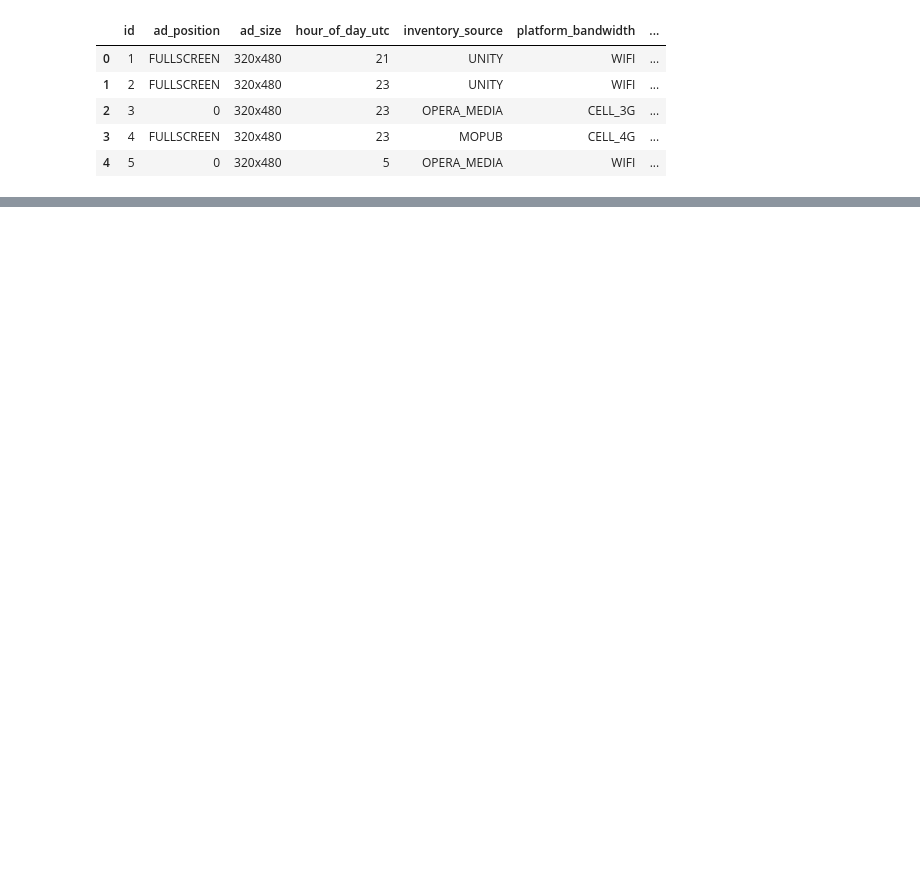
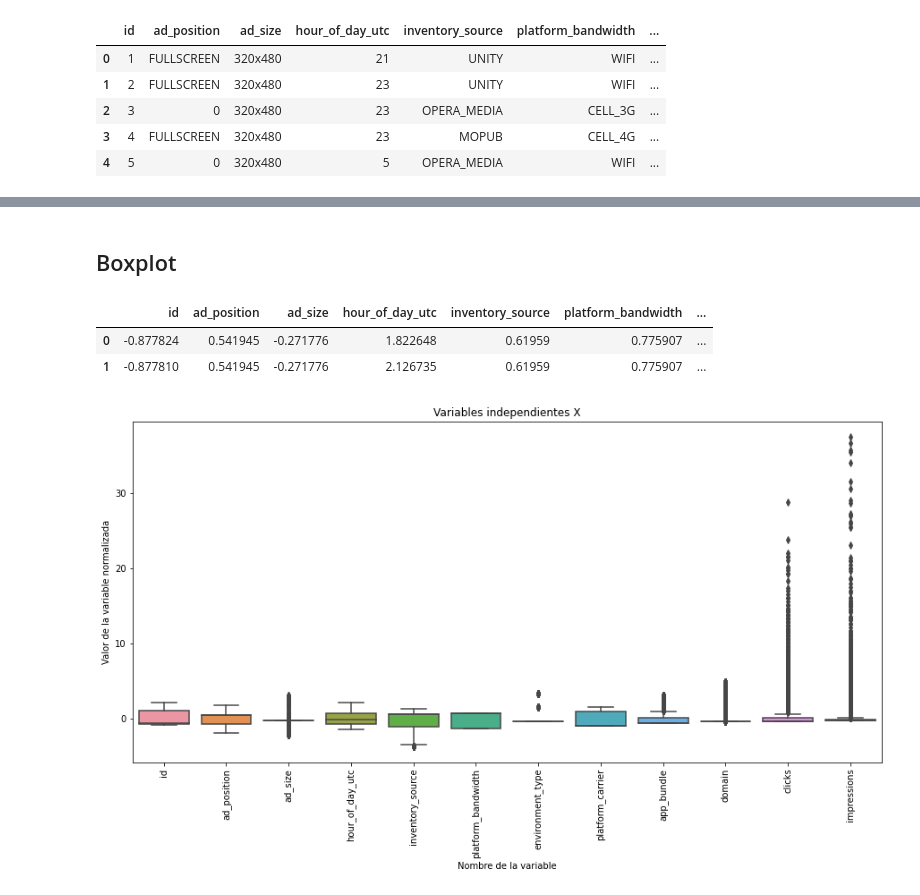
Before and after one commit to stefymojica/Boston_ML, a Jupyter notebook: marketing_digital.ipynb, the cells around one changed output, grey strips where cells are left out. Drawn from its saved outputs; the diff is of its cells as text; code cells hidden in the pictures; blank space fills up the shorter version.

```diff
--- a/marketing_digital.ipynb
+++ b/marketing_digital.ipynb
@@ -28,0 +239,2 @@ XY.head()
+# %%
+XY.app_bundle = le.fit_transform(XY.app_bundle.values)
@@ -28,0 +258,2 @@ XY.head()
+# %%
+XY.domain = le.fit_transform(XY.domain.values)
@@ -28,0 +268,3 @@ XY.head()
+# %%
+X = XY.drop('ctr', axis=1)
+Y = XY['ctr']
@@ -28,0 +285,19 @@ XY.head()
+# %% [markdown]
+## Boxplot
+# %%
+X_normalizado = (X-X.mean())/X.std()
+# %%
+X_normalizado[:2]
+# %% [output]
+|  | id | ad_position | ad_size | hour_of_day_utc | inventory_source | platform_bandwidth | ... |
+| 0 | -0.877824 | 0.541945 | -0.271776 | 1.822648 | 0.61959 | 0.775907 | ... |
+| 1 | -0.877810 | 0.541945 | -0.271776 | 2.126735 | 0.61959 | 0.775907 | ... |
+# %%
+plt.figure(figsize=(15,7))
+ax = sns.boxplot(data=X_normalizado)
+ax.set_xticklabels(ax.get_xticklabels(),rotation=90)
+plt.title(u'Variables independientes X')
+plt.ylabel('Valor de la variable normalizada')
+_=plt.xlabel('Nombre de la variable')
+# %% [output]
+[figure, added]
```
Also changed, not shown: parts of 52 cells of this notebook.
